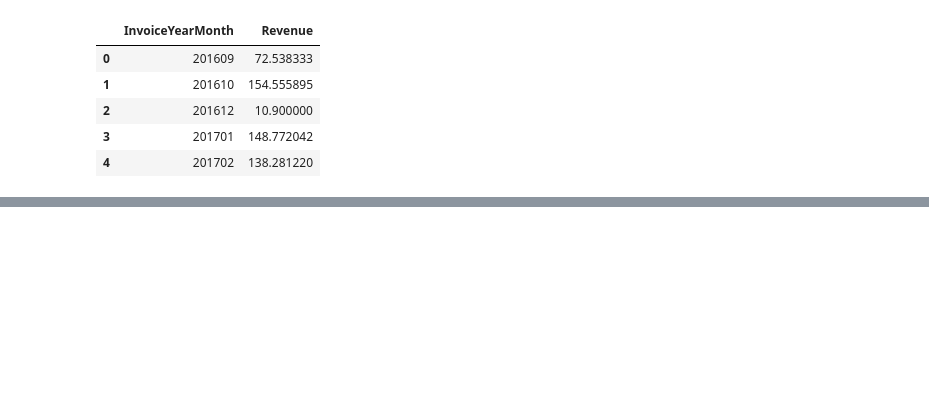
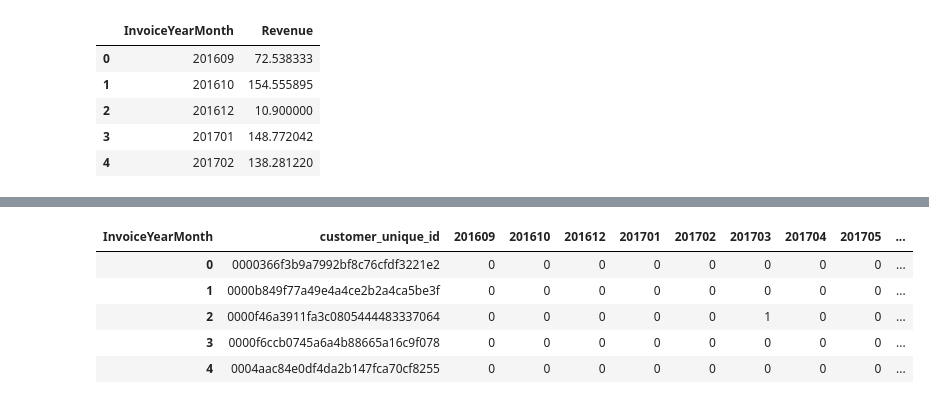
Before and after one commit to shweta-yadav15/Ecommerce-Data-Analysis, a Jupyter notebook: Know_your_metrics.ipynb, the cells around one changed output, grey strips where cells are left out. Saved outputs shown, nothing was run; the diff lists cells and outputs as text; code cells hidden in the pictures; blank space fills up the shorter version.

```diff
--- a/Know_your_metrics.ipynb
+++ b/Know_your_metrics.ipynb
@@ -302,9 +244,9 @@ fig.show()
 [interactive output not drawn]
 # %%
 #create a dataframe contaning CustomerID and first purchase date
-orders_min_purchase = orders.groupby('customer_id').order_purchase_timestamp.min().reset_index()
-orders_min_purchase.columns = ['customer_id','MinPurchaseDate']
+orders_min_purchase = orders.groupby('customer_unique_id').order_purchase_timestamp.min().reset_index()
+orders_min_purchase.columns = ['customer_unique_id','MinPurchaseDate']
 orders_min_purchase['MinPurchaseYearMonth'] = orders_min_purchase['MinPurchaseDate'].map(lambda date: 100*date.year + date.month)
 
 #merge first purchase date column to our main dataframe (tx_uk)
-orders = pd.merge(orders, orders_min_purchase, on='customer_id')
+orders = pd.merge(orders, orders_min_purchase, on='customer_unique_id')
@@ -387,0 +325,15 @@ NameError: ignored
+# %%
+#identify which users are active by looking at their revenue per month
+orders_user_purchase = orders.groupby(['customer_unique_id','InvoiceYearMonth'])['Revenue'].sum().reset_index()
+
+#create retention matrix with crosstab
+orders_retention = pd.crosstab(orders_user_purchase['customer_unique_id'], orders_user_purchase['InvoiceYearMonth']).reset_index()
+
+orders_retention.head()
+# %% [output]
+| InvoiceYearMonth | customer_unique_id | 201609 | 201610 | 201612 | 201701 | 201702 | 201703 | 201704 | 201705 | ... |
+| 0 | 0000366f3b9a7992bf8c76cfdf3221e2 | 0 | 0 | 0 | 0 | 0 | 0 | 0 | 0 | ... |
+| 1 | 0000b849f77a49e4a4ce2b2a4ca5be3f | 0 | 0 | 0 | 0 | 0 | 0 | 0 | 0 | ... |
+| 2 | 0000f46a3911fa3c0805444483337064 | 0 | 0 | 0 | 0 | 0 | 1 | 0 | 0 | ... |
+| 3 | 0000f6ccb0745a6a4b88665a16c9f078 | 0 | 0 | 0 | 0 | 0 | 0 | 0 | 0 | ... |
+| 4 | 0004aac84e0df4da2b147fca70cf8255 | 0 | 0 | 0 | 0 | 0 | 0 | 0 | 0 | ... |
```
Also changed, not shown: parts of 19 cells of this notebook.
